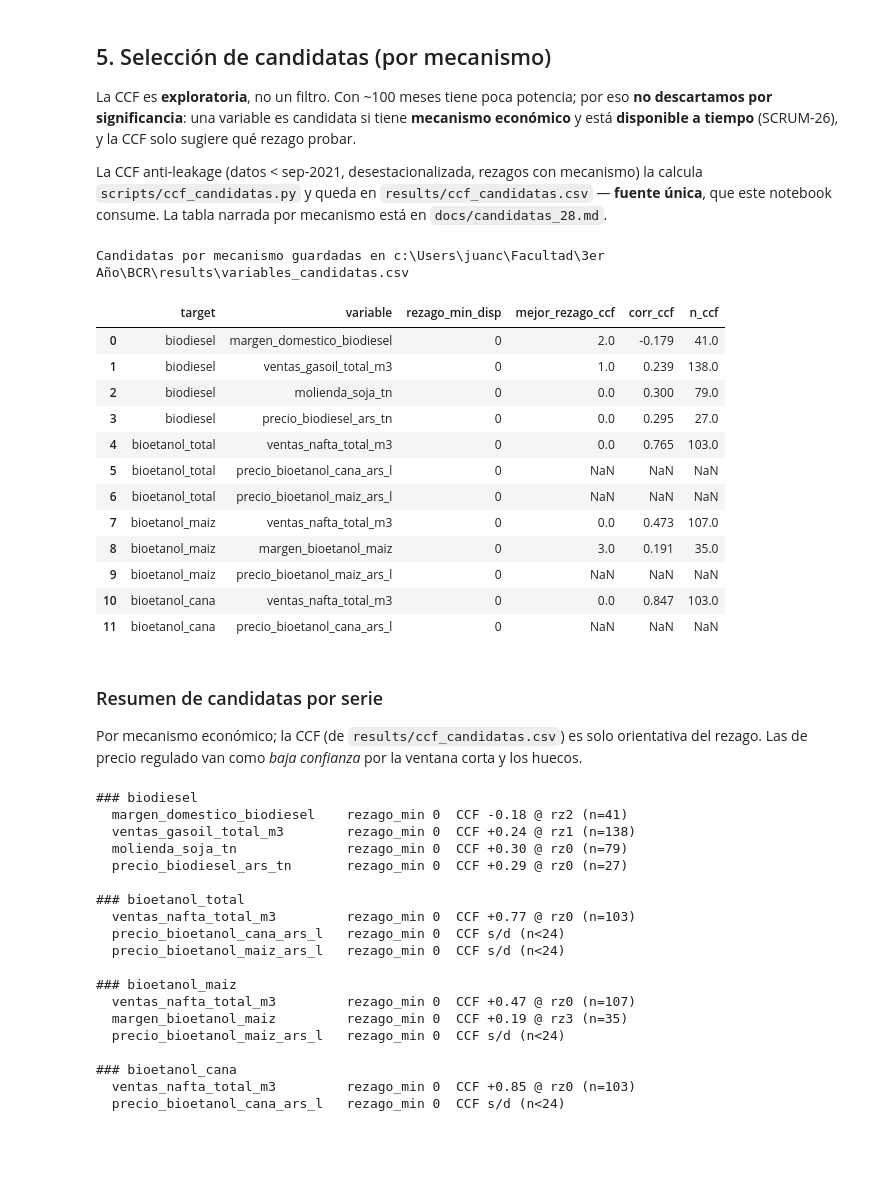
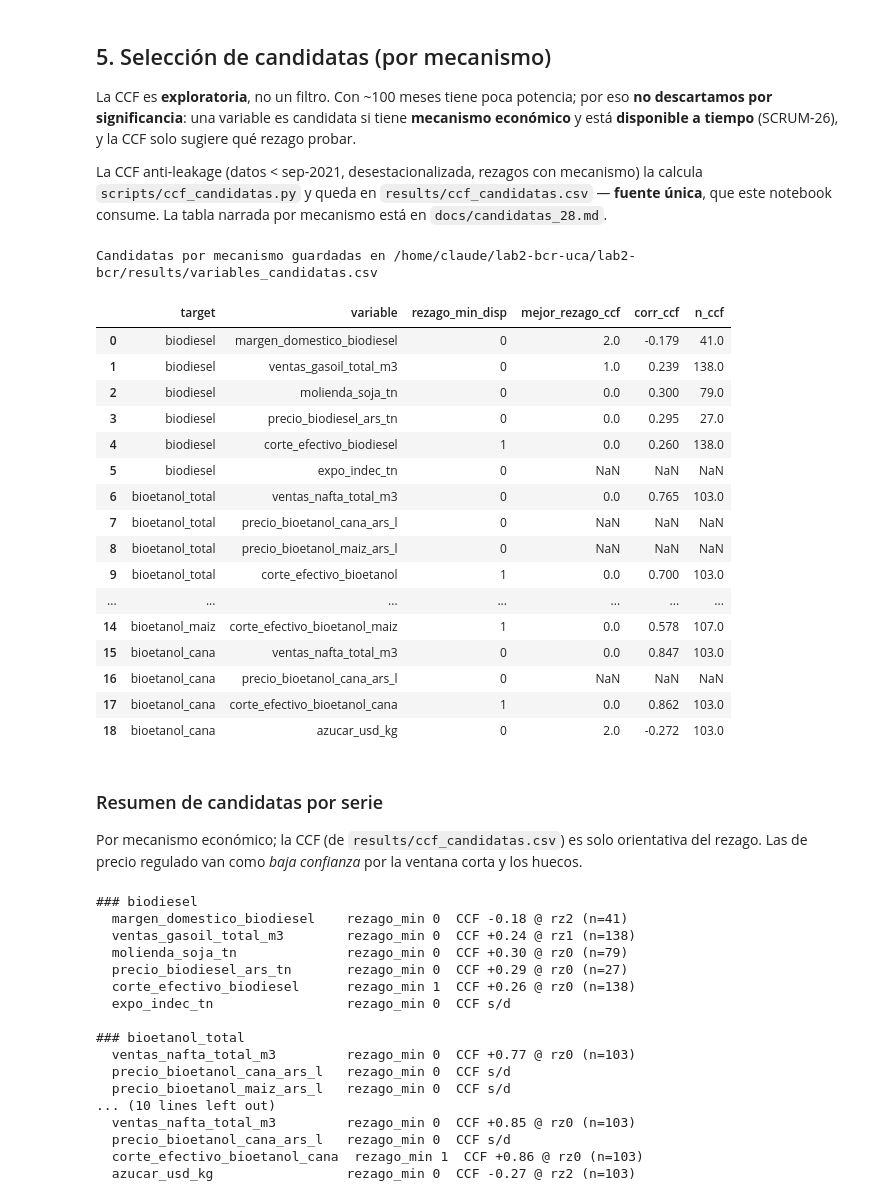
Before and after one commit to Lab2-BCR-UCA/Lab2-BCR, a Jupyter notebook: notebooks/eda_variables_externas.ipynb, the cells around one changed output. Drawn from its saved outputs; the diff is of its cells as text; code cells hidden in the pictures; blank space fills up the shorter version.

```diff
--- a/notebooks/eda_variables_externas.ipynb
+++ b/notebooks/eda_variables_externas.ipynb
@@ -146,7 +146,14 @@ import sys
 sys.path.insert(0, str(RAIZ / "scripts"))
 from build_db import leer_dataset
 base = leer_dataset()
-for sid in ["aceite_soja_usd_tn", "margen_bioetanol_maiz", "margen_domestico_biodiesel"]:
+# El corte efectivo (SCRUM-48) y el azucar (SCRUM-58) entran aca para la
+# descriptiva y los heatmaps. Las exportaciones de INDEC (SCRUM-57) NO: tienen
+# muchos meses en cero y la variacion en log queda fragmentada (ver
+# docs/candidatas_28.md); entran igual como candidata, con CCF s/d.
+for sid in ["aceite_soja_usd_tn", "margen_bioetanol_maiz", "margen_domestico_biodiesel",
+            "azucar_usd_kg",
+            "corte_efectivo_biodiesel", "corte_efectivo_bioetanol",
+            "corte_efectivo_bioetanol_maiz", "corte_efectivo_bioetanol_cana"]:
     if sid in base.columns:
         s = base[sid].dropna()
         s.index = pd.to_datetime(s.index)
@@ -423,48 +435,59 @@ def kmin_de(sid):
     return rez_disp.get(sid2disp.get(sid, sid), 1)
 
 # Candidatas por MECANISMO economico, por serie objetivo (ver docs/candidatas_28.md).
+# Incluye las que entraron con SCRUM-48 (corte efectivo), SCRUM-57 (INDEC) y
+# SCRUM-58 (azucar). expo_indec_tn no tiene CCF (muchos ceros): va como candidata
+# por mecanismo y su fila queda con CCF s/d.
 candidatas_mecanismo = {
     "biodiesel":       ["margen_domestico_biodiesel", "ventas_gasoil_total_m3",
-                        "molienda_soja_tn", "precio_biodiesel_ars_tn"],
+                        "molienda_soja_tn", "precio_biodiesel_ars_tn",
+                        "corte_efectivo_biodiesel", "expo_indec_tn"],
     "bioetanol_total": ["ventas_nafta_total_m3", "precio_bioetanol_cana_ars_l",
-                        "precio_bioetanol_maiz_ars_l"],
+                        "precio_bioetanol_maiz_ars_l",
+                        "corte_efectivo_bioetanol", "azucar_usd_kg"],
     "bioetanol_maiz":  ["ventas_nafta_total_m3", "margen_bioetanol_maiz",
-                        "precio_bioetanol_maiz_ars_l"],
-    "bioetanol_cana":  ["ventas_nafta_total_m3", "precio_bioetanol_cana_ars_l"],
+                        "precio_bioetanol_maiz_ars_l",
+                        "corte_efectivo_bioetanol_maiz"],
+    "bioetanol_cana":  ["ventas_nafta_total_m3", "precio_bioetanol_cana_ars_l",
+                        "corte_efectivo_bioetanol_cana", "azucar_usd_kg"],
 }
 
 filas = []
 for target, variables in candidatas_mecanismo.items():
     for var in variables:
         hit = ccf[(ccf["target"] == target) & (ccf["variable"] == var)]
         kmin = kmin_de(var)
         fila = {"target": target, "variable": var, "rezago_min_disp": kmin,
                 "mejor_rezago_ccf": None, "corr_ccf": None, "n_ccf": None}
         if not hit.empty:
             r = hit.iloc[0]
             fila.update(mejor_rezago_ccf=int(r["mejor_rezago"]),
                         corr_ccf=round(float(r["corr"]), 3), n_ccf=int(r["n"]))
         filas.append(fila)
 
 candidatas = pd.DataFrame(filas)
 candidatas.to_csv(OUT / "variables_candidatas.csv", index=False)
 print("Candidatas por mecanismo guardadas en", OUT / "variables_candidatas.csv")
 candidatas
 # %% [output]
-Candidatas por mecanismo guardadas en c:\Users\juanc\Facultad\3er Año\BCR\results\variables_candidatas.csv
+Candidatas por mecanismo guardadas en /home/claude/lab2-bcr-uca/lab2-bcr/results/variables_candidatas.csv
 |  | target | variable | rezago_min_disp | mejor_rezago_ccf | corr_ccf | n_ccf |
 | 0 | biodiesel | margen_domestico_biodiesel | 0 | 2.0 | -0.179 | 41.0 |
 | 1 | biodiesel | ventas_gasoil_total_m3 | 0 | 1.0 | 0.239 | 138.0 |
 | 2 | biodiesel | molienda_soja_tn | 0 | 0.0 | 0.300 | 79.0 |
 | 3 | biodiesel | precio_biodiesel_ars_tn | 0 | 0.0 | 0.295 | 27.0 |
-| 4 | bioetanol_total | ventas_nafta_total_m3 | 0 | 0.0 | 0.765 | 103.0 |
-| 5 | bioetanol_total | precio_bioetanol_cana_ars_l | 0 | NaN | NaN | NaN |
-| 6 | bioetanol_total | precio_bioetanol_maiz_ars_l | 0 | NaN | NaN | NaN |
-| 7 | bioetanol_maiz | ventas_nafta_total_m3 | 0 | 0.0 | 0.473 | 107.0 |
-| 8 | bioetanol_maiz | margen_bioetanol_maiz | 0 | 3.0 | 0.191 | 35.0 |
-| 9 | bioetanol_maiz | precio_bioetanol_maiz_ars_l | 0 | NaN | NaN | NaN |
-| 10 | bioetanol_cana | ventas_nafta_total_m3 | 0 | 0.0 | 0.847 | 103.0 |
-| 11 | bioetanol_cana | precio_bioetanol_cana_ars_l | 0 | NaN | NaN | NaN |
+| 4 | biodiesel | corte_efectivo_biodiesel | 1 | 0.0 | 0.260 | 138.0 |
+| 5 | biodiesel | expo_indec_tn | 0 | NaN | NaN | NaN |
+| 6 | bioetanol_total | ventas_nafta_total_m3 | 0 | 0.0 | 0.765 | 103.0 |
+| 7 | bioetanol_total | precio_bioetanol_cana_ars_l | 0 | NaN | NaN | NaN |
+| 8 | bioetanol_total | precio_bioetanol_maiz_ars_l | 0 | NaN | NaN | NaN |
+| 9 | bioetanol_total | corte_efectivo_bioetanol | 1 | 0.0 | 0.700 | 103.0 |
+| ... | ... | ... | ... | ... | ... | ... |
+| 14 | bioetanol_maiz | corte_efectivo_bioetanol_maiz | 1 | 0.0 | 0.578 | 107.0 |
+| 15 | bioetanol_cana | ventas_nafta_total_m3 | 0 | 0.0 | 0.847 | 103.0 |
+| 16 | bioetanol_cana | precio_bioetanol_cana_ars_l | 0 | NaN | NaN | NaN |
+| 17 | bioetanol_cana | corte_efectivo_bioetanol_cana | 1 | 0.0 | 0.862 | 103.0 |
+| 18 | bioetanol_cana | azucar_usd_kg | 0 | 2.0 | -0.272 | 103.0 |
 # %% [markdown]
 ### Resumen de candidatas por serie
 
@@ -478,7 +501,9 @@ for t in candidatas_mecanismo:
     for _, r in sub.iterrows():
         c = r["corr_ccf"]
         if c is None or pd.isna(c):
-            ccf_txt = "CCF s/d (n<24)"
+            # Sin CCF por dos motivos distintos: pocas observaciones antes de
+            # sep-2021 (precios regulados) o serie con muchos ceros (INDEC).
+            ccf_txt = "CCF s/d"
         else:
             signo = "+" if c > 0 else "-"
             ccf_txt = f"CCF {signo}{abs(c):.2f} @ rz{int(r['mejor_rezago_ccf'])} (n={int(r['n_ccf'])})"
@@ -489,20 +514,18 @@ for t in candidatas_mecanismo:
   ventas_gasoil_total_m3        rezago_min 0  CCF +0.24 @ rz1 (n=138)
   molienda_soja_tn              rezago_min 0  CCF +0.30 @ rz0 (n=79)
   precio_biodiesel_ars_tn       rezago_min 0  CCF +0.29 @ rz0 (n=27)
+  corte_efectivo_biodiesel      rezago_min 1  CCF +0.26 @ rz0 (n=138)
+  expo_indec_tn                 rezago_min 0  CCF s/d
 
 ### bioetanol_total
   ventas_nafta_total_m3         rezago_min 0  CCF +0.77 @ rz0 (n=103)
-  precio_bioetanol_cana_ars_l   rezago_min 0  CCF s/d (n<24)
-  precio_bioetanol_maiz_ars_l   rezago_min 0  CCF s/d (n<24)
-
-### bioetanol_maiz
-  ventas_nafta_total_m3         rezago_min 0  CCF +0.47 @ rz0 (n=107)
-  margen_bioetanol_maiz         rezago_min 0  CCF +0.19 @ rz3 (n=35)
-  precio_bioetanol_maiz_ars_l   rezago_min 0  CCF s/d (n<24)
-
-### bioetanol_cana
+  precio_bioetanol_cana_ars_l   rezago_min 0  CCF s/d
+  precio_bioetanol_maiz_ars_l   rezago_min 0  CCF s/d
+... (10 lines left out)
   ventas_nafta_total_m3         rezago_min 0  CCF +0.85 @ rz0 (n=103)
-  precio_bioetanol_cana_ars_l   rezago_min 0  CCF s/d (n<24)
+  precio_bioetanol_cana_ars_l   rezago_min 0  CCF s/d
+  corte_efectivo_bioetanol_cana  rezago_min 1  CCF +0.86 @ rz0 (n=103)
+  azucar_usd_kg                 rezago_min 0  CCF -0.27 @ rz2 (n=103)
 # %% [markdown]
 ## 6. Conclusiones y próximos pasos
 
```
Also changed, not shown: parts of 7 cells of this notebook, 3 other files.
